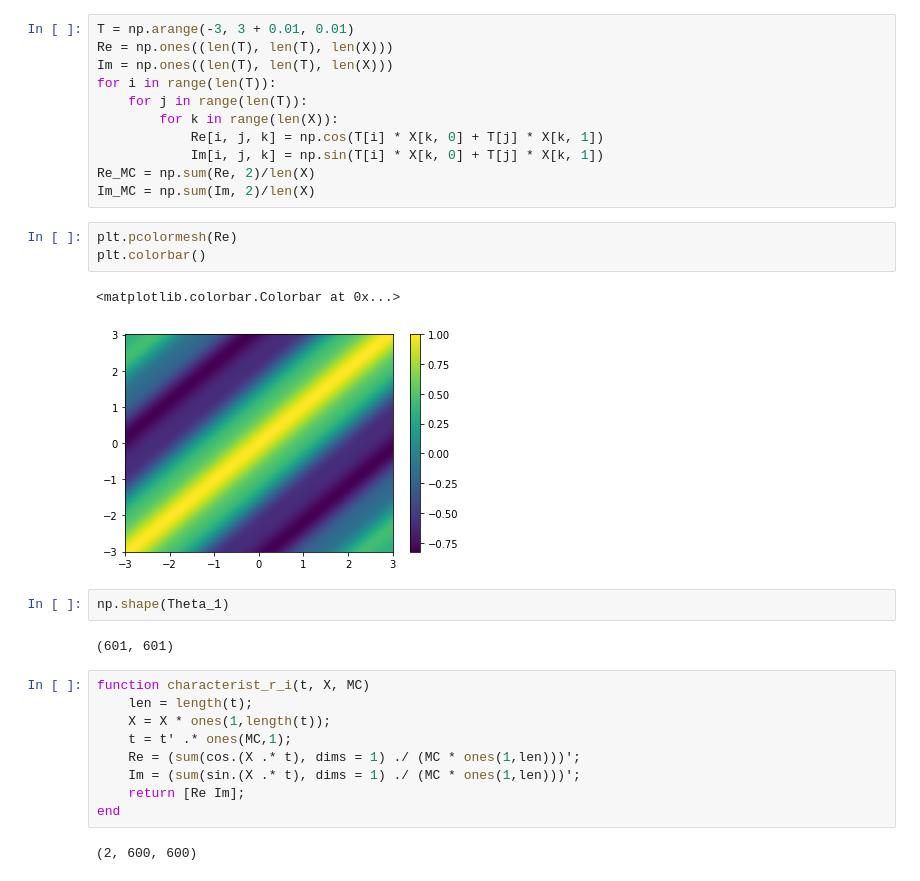
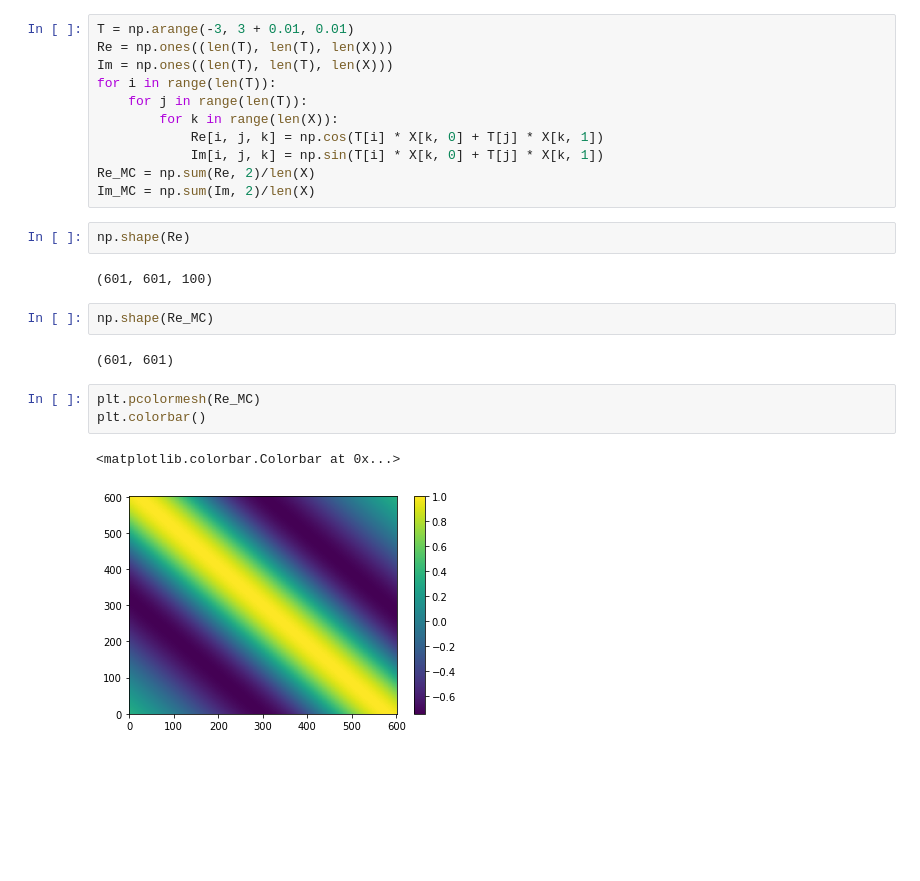
Before and after one commit to chwilko/CSoS, a Jupyter notebook: Python3/L5/Task_2.ipynb, the cells around one changed output. Drawn from its saved outputs; the diff is of its cells as text; blank space fills up the shorter version.

```diff
--- a/Python3/L5/Task_2.ipynb
+++ b/Python3/L5/Task_2.ipynb
@@ -29,24 +29,17 @@ for i in range(len(T)):
             Im[i, j, k] = np.sin(T[i] * X[k, 0] + T[j] * X[k, 1])
 Re_MC = np.sum(Re, 2)/len(X)
 Im_MC = np.sum(Im, 2)/len(X)
+# %%
+np.shape(Re)
+# %% [output]
+(601, 601, 100)
+# %%
+np.shape(Re_MC)
+# %% [output]
+(601, 601)
 # %%
-plt.pcolormesh(Re)
+plt.pcolormesh(Re_MC)
 plt.colorbar()
 # %% [output]
 <matplotlib.colorbar.Colorbar at 0x...>
-[figure, old version]
+[figure, new version]
-# %%
-np.shape(Theta_1)
-# %% [output]
-(601, 601)
-# %%
-function characterist_r_i(t, X, MC)
-    len = length(t);
-    X = X * ones(1,length(t));
-    t = t' .* ones(MC,1);
-    Re = (sum(cos.(X .* t), dims = 1) ./ (MC * ones(1,len)))';
-    Im = (sum(sin.(X .* t), dims = 1) ./ (MC * ones(1,len)))';
-    return [Re Im];
-end
-# %% [output]
-(2, 600, 600)
```
